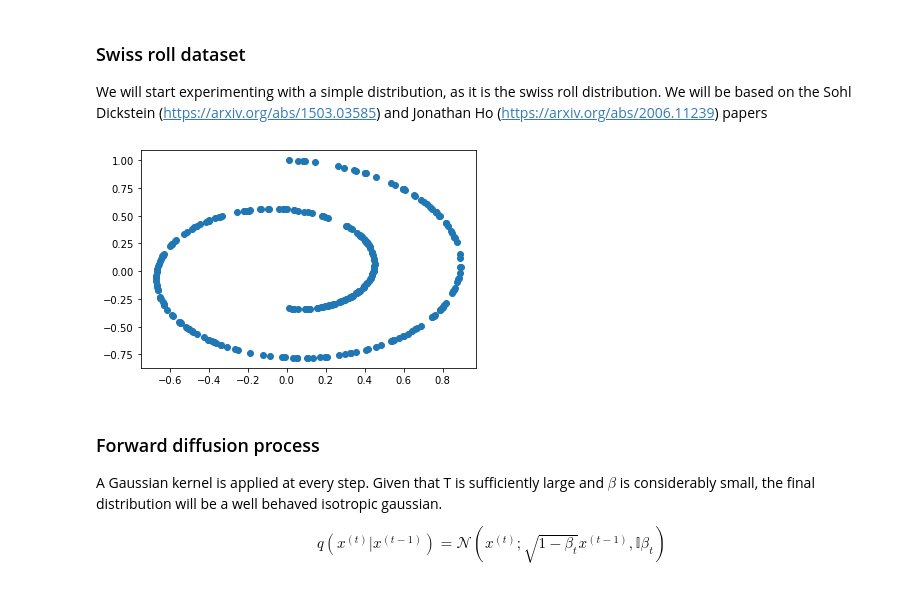
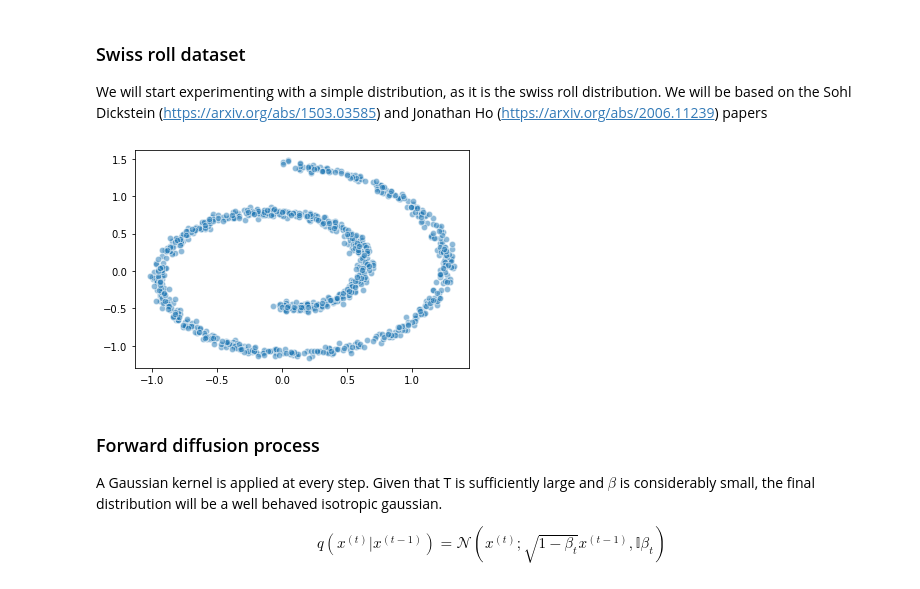
Before and after one commit to jgcarrasco/diffusion, a Jupyter notebook: explore.ipynb, the cells around one changed output. Saved outputs shown, nothing was run; the diff lists cells and outputs as text; code cells hidden in the pictures.

```diff
--- a/explore.ipynb
+++ b/explore.ipynb
@@ -17,22 +17,22 @@ from utils import *
 
 We will start experimenting with a simple distribution, as it is the swiss roll distribution. We will be based on the Sohl Dickstein (https://arxiv.org/abs/1503.03585) and Jonathan Ho (https://arxiv.org/abs/2006.11239) papers
 # %%
-def make_dataset(n_samples=300):
+def make_dataset(n_samples=1000, noise=0.3):
     """
     Returns a normalized swiss roll dataset in a (n_samples, 2) matrix, where
     each rows corresponds to a single sample, and each column to a component (x or y).
     """
-    points = make_swiss_roll(n_samples=n_samples)[0][:, [0,2]]
+    points = make_swiss_roll(n_samples=n_samples, noise=noise)[0][:, [0,2]]
     # Normalize the data so it lies between [-1 and 1]
-    max_value = np.max(points)
-    points[:, 0], points[:, 1] = points[:, 0]/max_value, points[:, 1]/max_value
-    return points
+    #max_value = np.max(points)
+    max_value = 10.0
+    return points/max_value
 
-points = make_dataset(n_samples=300)
-plt.plot(points[:, 0], points[:, 1], color='C0', marker='o', ls='')
+points = make_dataset(n_samples=1000)
+plt.scatter(points[:, 0], points[:, 1], alpha=0.5, color='C0', edgecolor='white', s=40);
 plt.show()
 # %% [output]
-[figure, old version]
+[figure, new version]
 # %% [markdown]
 ### Forward diffusion process
 
```
Also changed, not shown: parts of 5 cells of this notebook, 5 other files.
